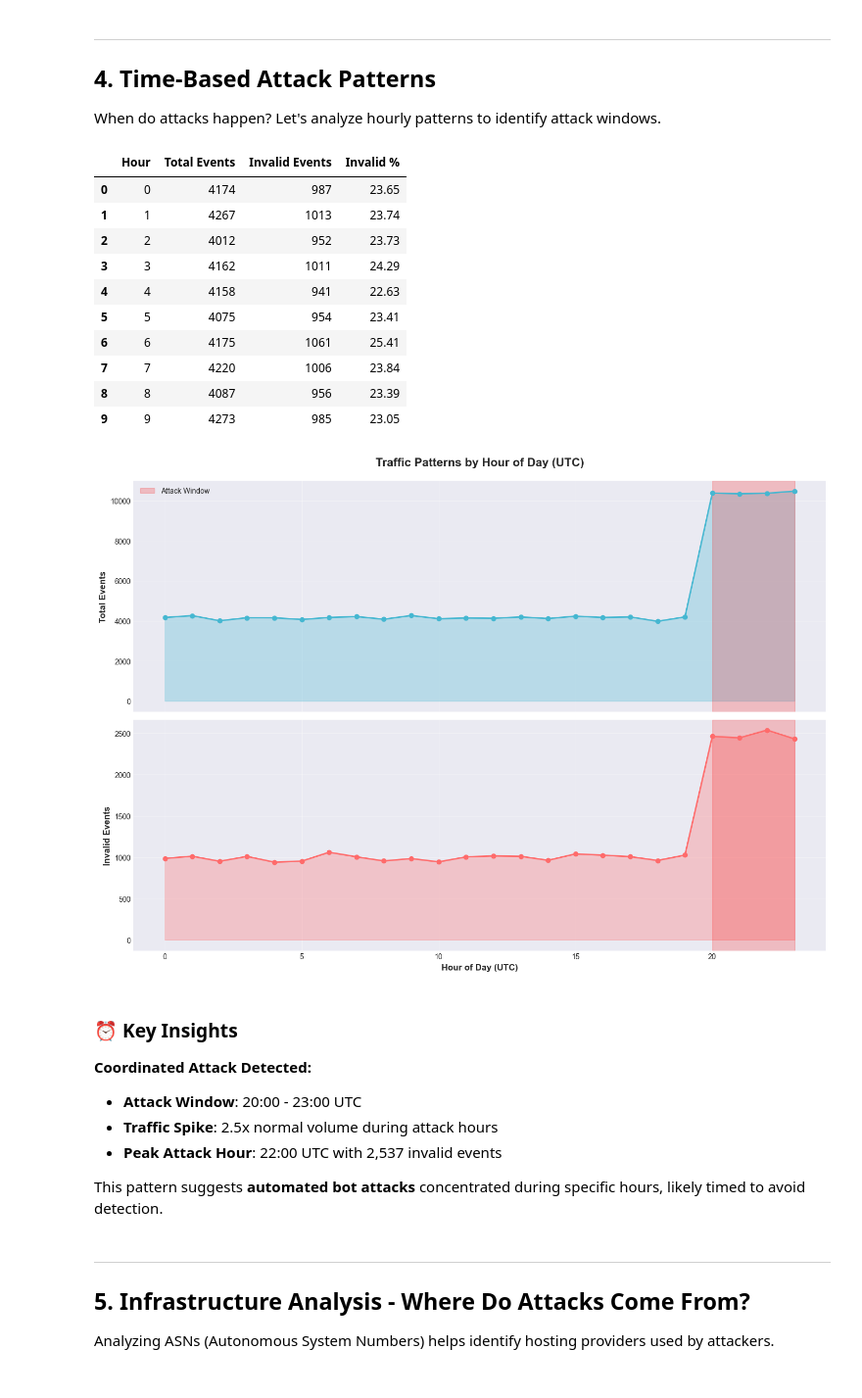
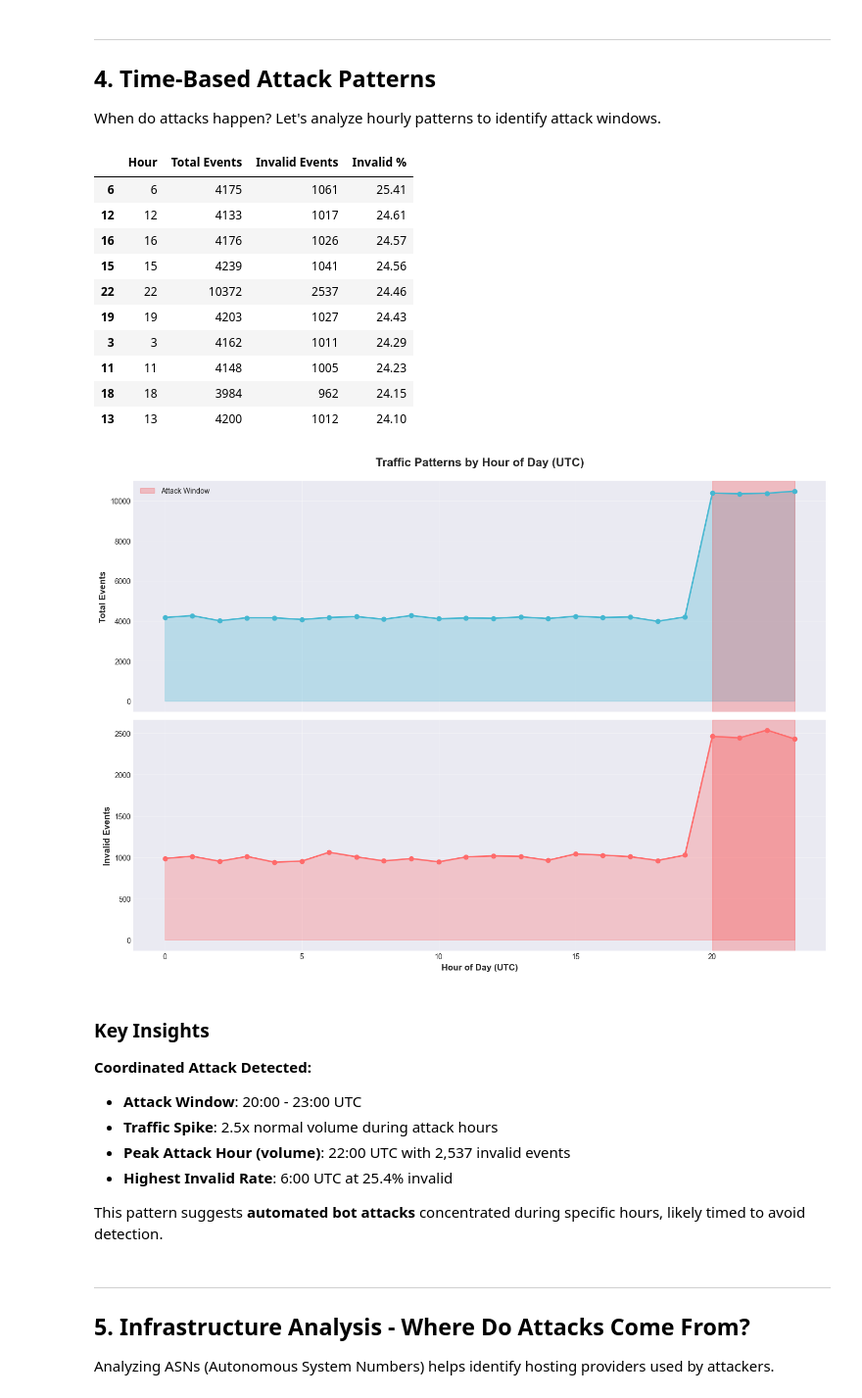
Before and after one commit to robertstanislauszokupski/cheq-traffic-analysis, a Jupyter notebook: DEMO.ipynb, the cells around one changed output. Shown at 98% size. Drawn from its saved outputs; the diff is of its cells as text; code cells hidden in the pictures.

```diff
--- a/DEMO.ipynb
+++ b/DEMO.ipynb
@@ -229,70 +237,73 @@ display(Markdown(f"###  Key Insights\n\n**Top 3 Threats:**\n\n1. **{top3.iloc[0]
 
 When do attacks happen? Let's analyze hourly patterns to identify attack windows.
 # %%
-# Get hourly pattern data
 results = db.execute_query(queries.HOURLY_PATTERNS)
 df_hourly = pd.DataFrame(results, columns=['Hour', 'Total Events', 'Invalid Events', 'Invalid %'])
 
-display(df_hourly.head(10))
+df_hourly_ranked = df_hourly.sort_values('Invalid %', ascending=False)
+display(df_hourly_ranked.head(10))
 
-# Visualize hourly patterns
 fig, (ax1, ax2) = plt.subplots(2, 1, figsize=(14, 10), sharex=True)
 
-# Total traffic
-ax1.plot(df_hourly['Hour'], df_hourly['Total Events'], marker='o',
-         linewidth=2, color='#45B7D1', markersize=6)
+ax1.plot(df_hourly['Hour'], df_hourly['Total Events'], marker='o', linewidth=2, color='#45B7D1', markersize=6)
 ax1.fill_between(df_hourly['Hour'], df_hourly['Total Events'], alpha=0.3, color='#45B7D1')
 ax1.set_ylabel('Total Events', fontsize=12, fontweight='bold')
 ax1.set_title('Traffic Patterns by Hour of Day (UTC)', fontsize=16, fontweight='bold', pad=20)
 ax1.grid(True, alpha=0.3)
 
-# Highlight attack window (hours 20-23)
 ax1.axvspan(20, 23, alpha=0.2, color='red', label='Attack Window')
 ax1.legend(loc='upper left')
 
-# Invalid traffic
-ax2.plot(df_hourly['Hour'], df_hourly['Invalid Events'], marker='o',
-         linewidth=2, color='#FF6B6B', markersize=6)
+ax2.plot(df_hourly['Hour'], df_hourly['Invalid Events'], marker='o', linewidth=2, color='#FF6B6B', markersize=6)
 ax2.fill_between(df_hourly['Hour'], df_hourly['Invalid Events'], alpha=0.3, color='#FF6B6B')
 ax2.set_xlabel('Hour of Day (UTC)', fontsize=12, fontweight='bold')
 ax2.set_ylabel('Invalid Events', fontsize=12, fontweight='bold')
 ax2.grid(True, alpha=0.3)
 ax2.axvspan(20, 23, alpha=0.2, color='red')
 
 plt.tight_layout()
 plt.show()
 
-# Calculate attack window stats
 attack_window = df_hourly[(df_hourly['Hour'] >= 20) & (df_hourly['Hour'] <= 23)]
 normal_hours = df_hourly[(df_hourly['Hour'] < 20) | (df_hourly['Hour'] > 23)]
 
 attack_avg = attack_window['Total Events'].mean()
 normal_avg = normal_hours['Total Events'].mean()
 multiplier = attack_avg / normal_avg
 
 peak_hour = df_hourly.loc[df_hourly['Invalid Events'].idxmax()]
+top_rate_hour = df_hourly_ranked.iloc[0]
 
-display(Markdown(f"### ⏰ Key Insights\n\n**Coordinated Attack Detected:**\n\n- **Attack Window**: 20:00 - 23:00 UTC\n- **Traffic Spike**: {multiplier:.1f}x normal volume during attack hours\n- **Peak Attack Hour**: {int(peak_hour['Hour'])}:00 UTC with {int(peak_hour['Invalid Events']):,} invalid events\n\nThis pattern suggests **automated bot attacks** concentrated during specific hours, likely timed to avoid detection."))
+display(Markdown(
+    "### Key Insights\n\n"
+    "**Coordinated Attack Detected:**\n\n"
+    "- **Attack Window**: 20:00 - 23:00 UTC\n"
+    f"- **Traffic Spike**: {multiplier:.1f}x normal volume during attack hours\n"
+    f"- **Peak Attack Hour (volume)**: {int(peak_hour['Hour'])}:00 UTC with {int(peak_hour['Invalid Events']):,} invalid events\n"
+    f"- **Highest Invalid Rate**: {int(top_rate_hour['Hour'])}:00 UTC at {top_rate_hour['Invalid %']:.1f}% invalid\n\n"
+    "This pattern suggests **automated bot attacks** concentrated during specific hours, likely timed to avoid detection."
+))
 # %% [output]
 |  | Hour | Total Events | Invalid Events | Invalid % |
-| 0 | 0 | 4174 | 987 | 23.65 |
-| 1 | 1 | 4267 | 1013 | 23.74 |
-| 2 | 2 | 4012 | 952 | 23.73 |
+| 6 | 6 | 4175 | 1061 | 25.41 |
+| 12 | 12 | 4133 | 1017 | 24.61 |
+| 16 | 16 | 4176 | 1026 | 24.57 |
+| 15 | 15 | 4239 | 1041 | 24.56 |
+| 22 | 22 | 10372 | 2537 | 24.46 |
+| 19 | 19 | 4203 | 1027 | 24.43 |
 | 3 | 3 | 4162 | 1011 | 24.29 |
-| 4 | 4 | 4158 | 941 | 22.63 |
-| 5 | 5 | 4075 | 954 | 23.41 |
-| 6 | 6 | 4175 | 1061 | 25.41 |
-| 7 | 7 | 4220 | 1006 | 23.84 |
-| 8 | 8 | 4087 | 956 | 23.39 |
-| 9 | 9 | 4273 | 985 | 23.05 |
+| 11 | 11 | 4148 | 1005 | 24.23 |
+| 18 | 18 | 3984 | 962 | 24.15 |
+| 13 | 13 | 4200 | 1012 | 24.10 |
 [figure]
-### ⏰ Key Insights
+### Key Insights
 
 **Coordinated Attack Detected:**
 
 - **Attack Window**: 20:00 - 23:00 UTC
 - **Traffic Spike**: 2.5x normal volume during attack hours
-- **Peak Attack Hour**: 22:00 UTC with 2,537 invalid events
+- **Peak Attack Hour (volume)**: 22:00 UTC with 2,537 invalid events
+- **Highest Invalid Rate**: 6:00 UTC at 25.4% invalid
 
 This pattern suggests **automated bot attacks** concentrated during specific hours, likely timed to avoid detection.
 # %% [markdown]
```
Also changed, not shown: parts of 11 cells of this notebook, 5 other files.
